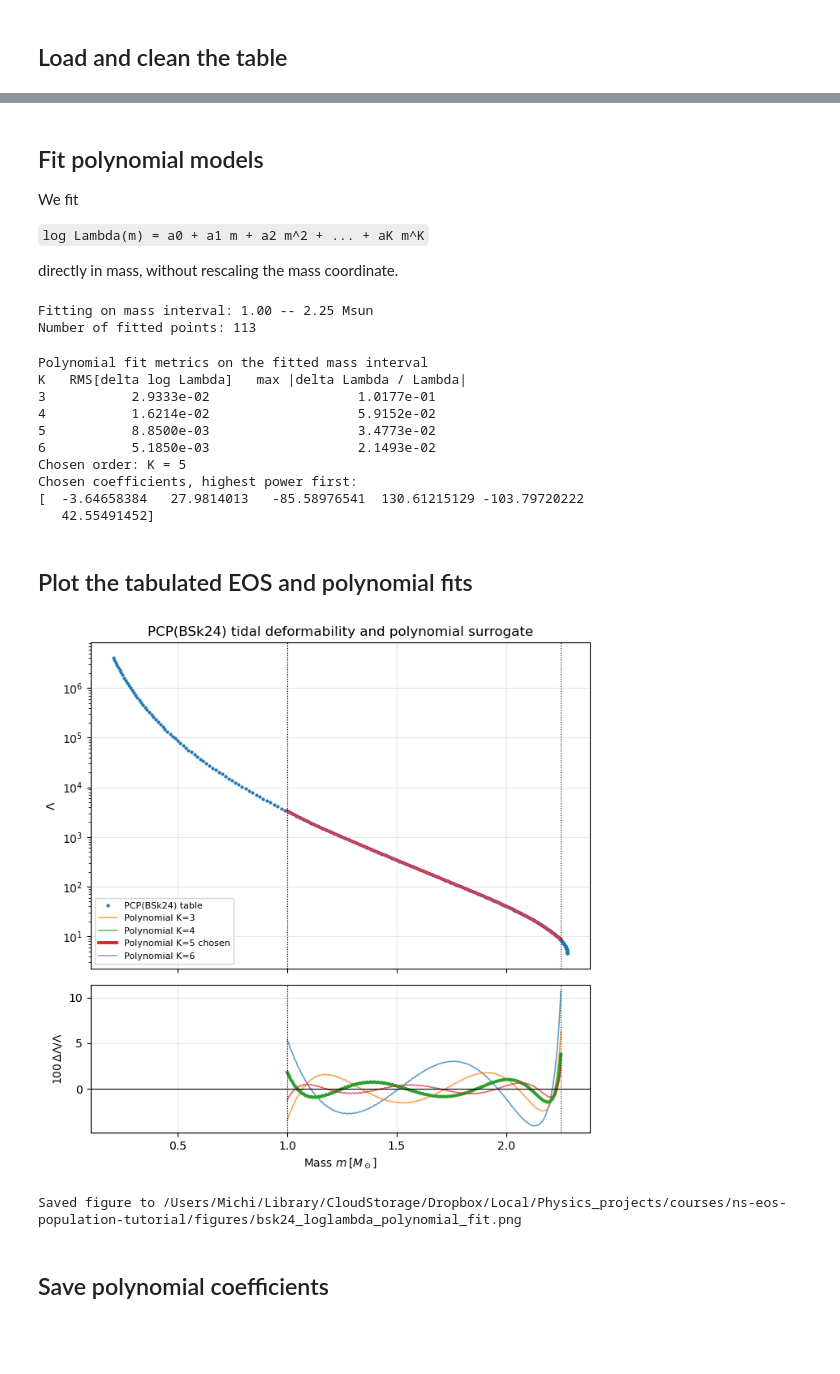
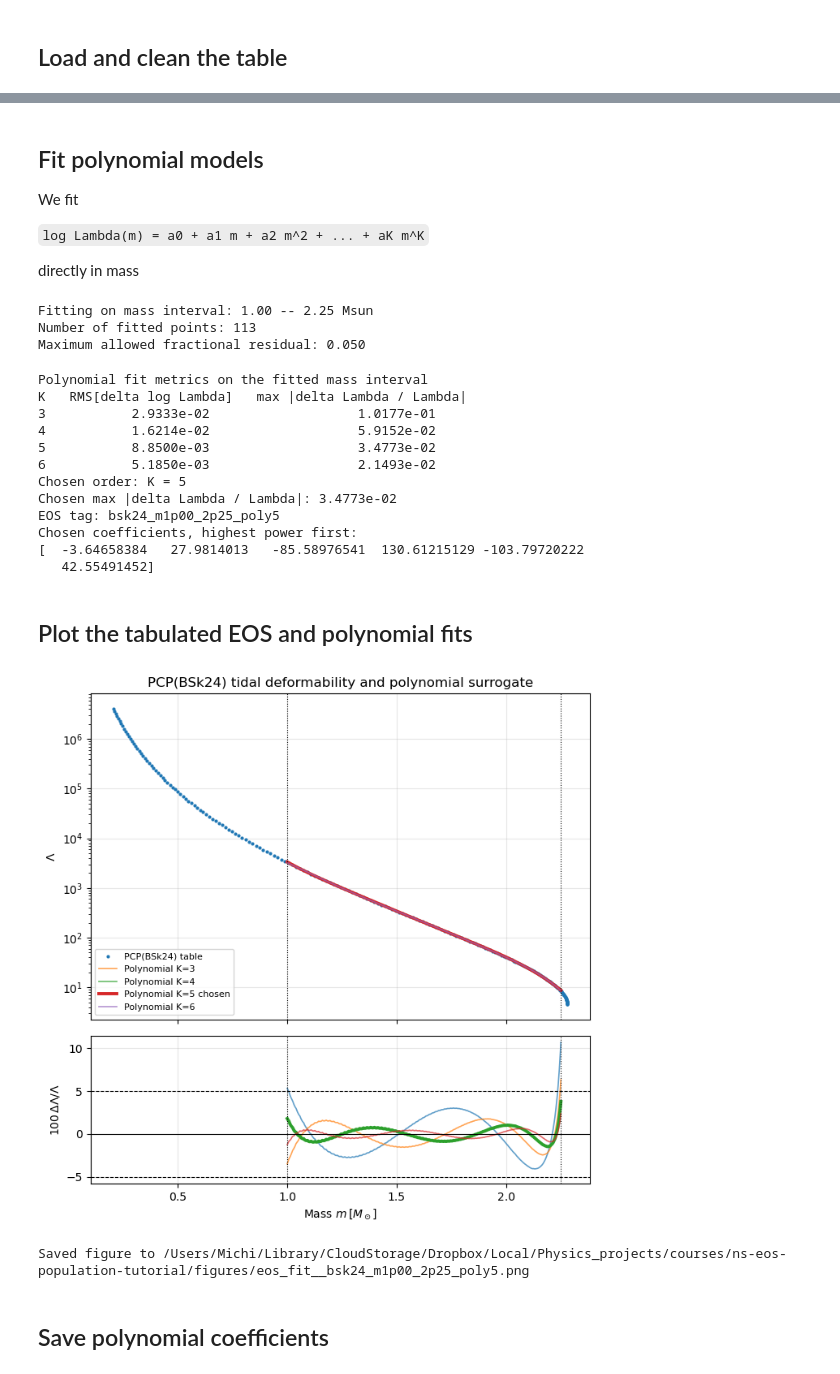
Before and after one commit to Mik3M4n/ns-eos-population-tutorial, a Jupyter notebook: notebooks/00_eos_table_and_polynomial_fit.ipynb, the cells around one changed output, grey strips where cells are left out. Saved outputs shown, nothing was run; the diff lists cells and outputs as text; code cells hidden in the pictures; blank space fills up the shorter version.

```diff
--- a/notebooks/00_eos_table_and_polynomial_fit.ipynb
+++ b/notebooks/00_eos_table_and_polynomial_fit.ipynb
@@ -85,16 +105,18 @@ We fit
 
 `log Lambda(m) = a0 + a1 m + a2 m^2 + ... + aK m^K`
 
-directly in mass, without rescaling the mass coordinate.
+directly in mass
 # %%
 # This is the mass interval where we will later simulate and infer BNS systems.
 # It must lie inside the EOS-supported mass range printed above.
 fit_min = 1.0
 fit_max = 2.25
+fit_mass_tag = f'm{fit_min:.2f}_{fit_max:.2f}'.replace('.', 'p')
 
-
+# We fit all these orders and then keep the lowest order whose
+# maximum fractional residual is below this threshold.
 orders = [3, 4, 5, 6]
-chosen_order = 5
+max_fractional_residual_threshold = 0.05
 
 fit_mask = (mass >= fit_min) & (mass <= fit_max)
 m_fit = mass[fit_mask]
@@ -103,9 +125,11 @@ loglambda_fit = np.log(lambda_fit)
 
 print(f'Fitting on mass interval: {fit_min:.2f} -- {fit_max:.2f} Msun')
 print(f'Number of fitted points: {len(m_fit)}')
+print(f'Maximum allowed fractional residual: {max_fractional_residual_threshold:.3f}')
 # %% [output]
 Fitting on mass interval: 1.00 -- 2.25 Msun
 Number of fitted points: 113
+Maximum allowed fractional residual: 0.050
 # %%
 fits = {}
 metrics = []
@@ -129,9 +153,35 @@ print('K   RMS[delta log Lambda]   max |delta Lambda / Lambda|')
 for K, rms_log, max_abs_frac in metrics:
     print(f'{K:<2d}  {rms_log:>18.4e}   {max_abs_frac:>26.4e}')
 
+valid_orders = [
+    K for K, _, max_abs_frac in metrics
+    if max_abs_frac < max_fractional_residual_threshold
+]
+
+if len(valid_orders) == 0:
+    raise ValueError(
+        'No polynomial order satisfies '
+        f'max |delta Lambda / Lambda| < {max_fractional_residual_threshold:.3f}. '
+        'Increase the maximum order or loosen the threshold.'
+    )
+
+chosen_order = min(valid_orders)
+chosen_coeffs = fits[chosen_order]
+chosen_metric = dict(
+    rms_log=[rms_log for K, rms_log, _ in metrics if K == chosen_order][0],
+    max_abs_fractional_residual=[max_abs_frac for K, _, max_abs_frac in metrics if K == chosen_order][0],
+)
+
+eos_tag = f'{eos_base_tag}_{fit_mass_tag}_poly{chosen_order}'
+
 print(f'Chosen order: K = {chosen_order}')
+print(
+    'Chosen max |delta Lambda / Lambda|: '
+    f'{chosen_metric["max_abs_fractional_residual"]:.4e}'
+)
+print(f'EOS tag: {eos_tag}')
 print('Chosen coefficients, highest power first:')
-print(fits[chosen_order])
+print(chosen_coeffs)
 # %% [output]
 Polynomial fit metrics on the fitted mass interval
 K   RMS[delta log Lambda]   max |delta Lambda / Lambda|
@@ -140,6 +190,8 @@ K   RMS[delta log Lambda]   max |delta Lambda / Lambda|
 5           8.8500e-03                   3.4773e-02
 6           5.1850e-03                   2.1493e-02
 Chosen order: K = 5
+Chosen max |delta Lambda / Lambda|: 3.4773e-02
+EOS tag: bsk24_m1p00_2p25_poly5
 Chosen coefficients, highest power first:
 [  -3.64658384   27.9814013   -85.58976541  130.61215129 -103.79720222
    42.55491452]
@@ -171,36 +223,39 @@ ax.set_yscale('log')
 ax.set_ylabel(r'$\Lambda$')
 ax.set_title('PCP(BSk24) tidal deformability and polynomial surrogate')
 ax.legend(fontsize=8)
 ax.grid(alpha=0.3)
 
 ax = axes[1]
 for K in orders:
     coeffs = fits[K]
     lambda_model = np.exp(np.polyval(coeffs, m_grid))
     residual_percent = 100.0 * (lambda_model - lambda_grid_table) / lambda_grid_table
     if K == chosen_order:
         ax.plot(m_grid, residual_percent, lw=2.8, label=f'K={K} chosen')
     else:
         ax.plot(m_grid, residual_percent, lw=1.2, alpha=0.7, label=f'K={K}')
 
+threshold_percent = 100.0 * max_fractional_residual_threshold
 ax.axhline(0.0, color='black', lw=0.8)
+ax.axhline(threshold_percent, color='black', lw=0.8, ls='--')
+ax.axhline(-threshold_percent, color='black', lw=0.8, ls='--')
 ax.set_xlabel(r'Mass $m\,[M_\odot]$')
 ax.set_ylabel(r'$100\,\Delta\Lambda/\Lambda$')
 ax.grid(alpha=0.3)
 
 for ax_i in axes:
     ax_i.axvline(fit_min, color='black', lw=0.8, ls=':')
     ax_i.axvline(fit_max, color='black', lw=0.8, ls=':')
 
 fig.tight_layout()
-figure_path = figures_dir / 'bsk24_loglambda_polynomial_fit.png'
+figure_path = figures_dir / f'eos_fit__{eos_tag}.png'
 fig.savefig(figure_path, dpi=200)
 plt.show()
 
 print(f'Saved figure to {figure_path}')
 # %% [output]
-[figure, old version]
+[figure, new version]
-Saved figure to /Users/Michi/Library/CloudStorage/Dropbox/Local/Physics_projects/courses/ns-eos-population-tutorial/figures/bsk24_loglambda_polynomial_fit.png
+Saved figure to /Users/Michi/Library/CloudStorage/Dropbox/Local/Physics_projects/courses/ns-eos-population-tutorial/figures/eos_fit__bsk24_m1p00_2p25_poly5.png
 # %% [markdown]
 ## Save polynomial coefficients
 # %%
```
Also changed, not shown: parts of 3 cells of this notebook, 5 other files.
